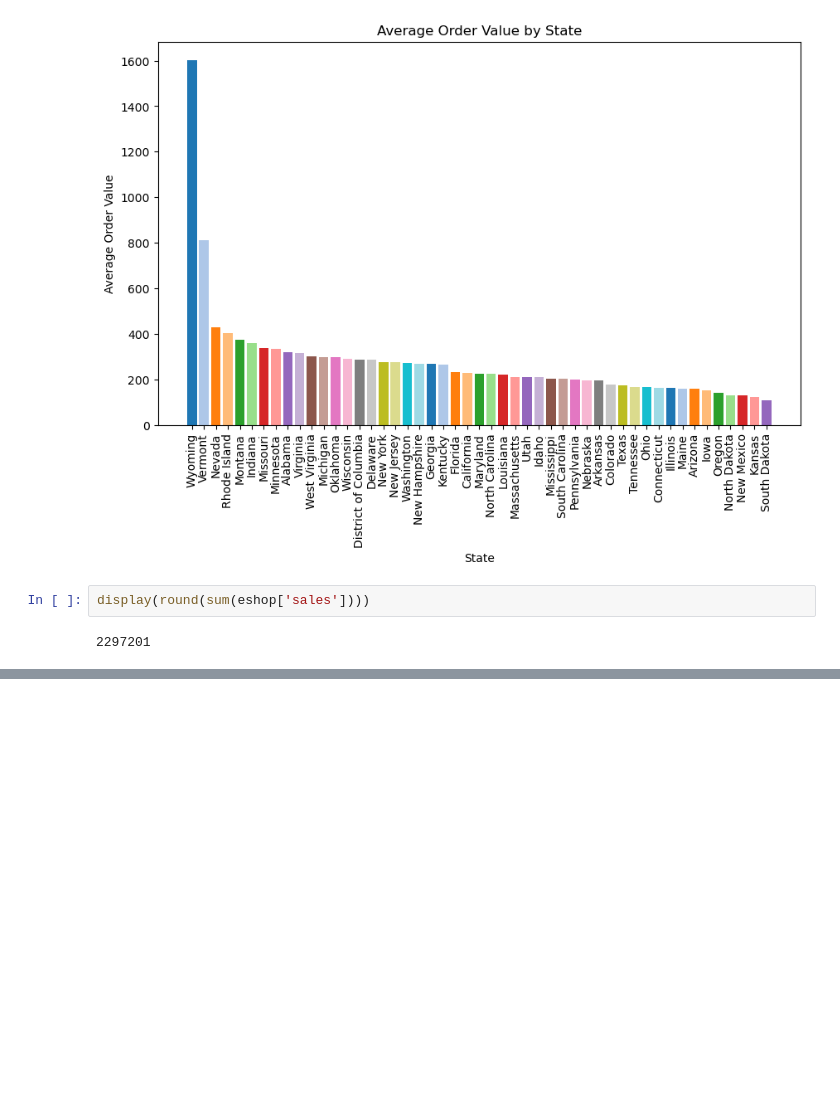
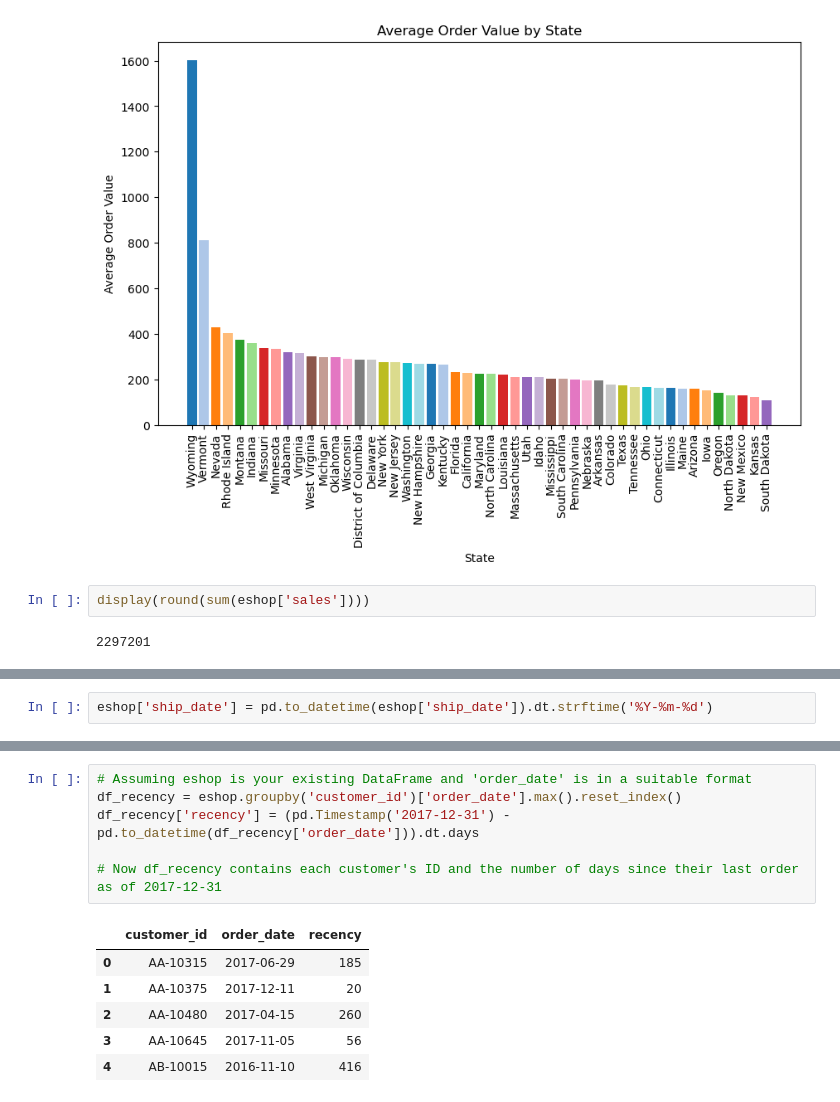
Before and after one commit to Paul-Sabin/E-Commerce, a Jupyter notebook: EDA_e-shop.ipynb, the cells around one changed output, grey strips where cells are left out. Cells and saved outputs as stored; diff of their text form; blank space fills up the shorter version.

```diff
--- a/EDA_e-shop.ipynb
+++ b/EDA_e-shop.ipynb
@@ -172,0 +175,2 @@ display(round(sum(eshop['sales'])))
+# %%
+eshop['ship_date'] = pd.to_datetime(eshop['ship_date']).dt.strftime('%Y-%m-%d')
@@ -172,0 +207,13 @@ display(round(sum(eshop['sales'])))
+# %%
+# Assuming eshop is your existing DataFrame and 'order_date' is in a suitable format
+df_recency = eshop.groupby('customer_id')['order_date'].max().reset_index()
+df_recency['recency'] = (pd.Timestamp('2017-12-31') - pd.to_datetime(df_recency['order_date'])).dt.days
+
+# Now df_recency contains each customer's ID and the number of days since their last order as of 2017-12-31
+# %% [output]
+|  | customer_id | order_date | recency |
+| 0 | AA-10315 | 2017-06-29 | 185 |
+| 1 | AA-10375 | 2017-12-11 | 20 |
+| 2 | AA-10480 | 2017-04-15 | 260 |
+| 3 | AA-10645 | 2017-11-05 | 56 |
+| 4 | AB-10015 | 2016-11-10 | 416 |
```
Also changed, not shown: parts of 12 cells of this notebook, 2 other files.
